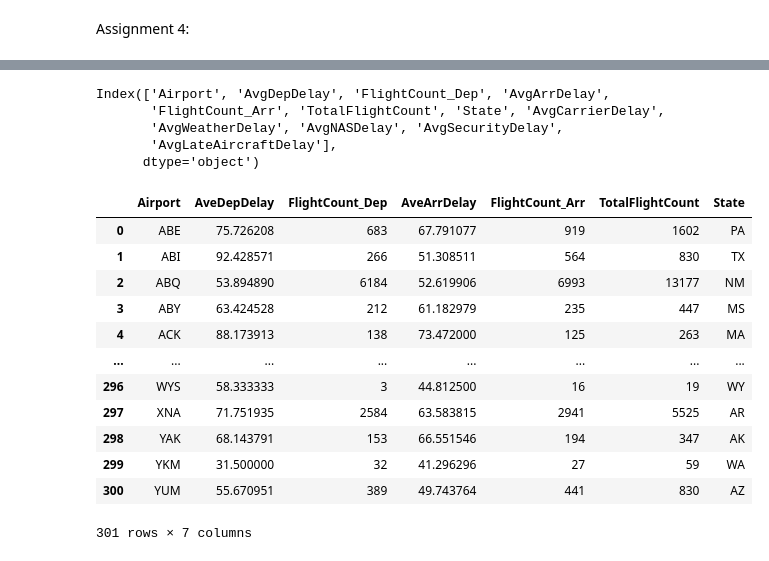
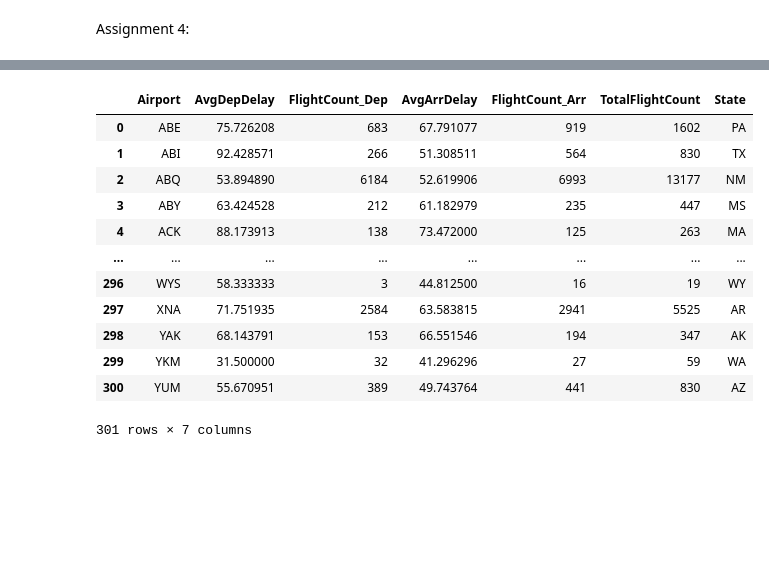
Before and after one commit to zazaferjancsik/Data-Analytics-Group-Project-4, a Jupyter notebook: DA_assignment4_code-1.ipynb, the cells around one changed output, grey strips where cells are left out. Drawn from its saved outputs; the diff is of its cells as text; code cells hidden in the pictures; blank space fills up the shorter version.

```diff
--- a/DA_assignment4_code-1.ipynb
+++ b/DA_assignment4_code-1.ipynb
@@ -345,20 +301,12 @@ average_delays = airline_df.groupby('Origin').agg(
 airport_df = pd.merge(new_airport_data, average_delays, left_on='Airport', right_on='Origin', how='left')
 
 airport_df.drop(columns=['Origin'], inplace=True, errors='ignore')
-
-print(airport_df.columns)
-# %% [output]
-Index(['Airport', 'AvgDepDelay', 'FlightCount_Dep', 'AvgArrDelay',
-       'FlightCount_Arr', 'TotalFlightCount', 'State', 'AvgCarrierDelay',
-       'AvgWeatherDelay', 'AvgNASDelay', 'AvgSecurityDelay',
-       'AvgLateAircraftDelay'],
-      dtype='object')
 # %%
 def create_interactive_plot(airline_df):
     fig = px.scatter(
         new_airport_data,
-        x="AveArrDelay",
-        y="AveDepDelay",
+        x="AvgArrDelay",
+        y="AvgDepDelay",
         size="TotalFlightCount",
         color="State",
         hover_name="Airport",
@@ -389,34 +337,34 @@ def create_interactive_plot(airline_df):
                         'method': 'update',
                         'args': [{'visible': [True] * len(new_airport_data)}, {'title': 'All Airport'}]
                     },
                 ] + [
                     {
                         'label': state,
                         'method': 'update',
                         'args': [
                             {'visible': new_airport_data['State'] == state},
                             {'title': f"Airport: {state}"}
                         ]
                     }
                     for state in new_airport_data['State'].unique()
 
                 ],
 
                 'direction': 'down',
                 'showactive': True,
                 'x': 1.17,
                 'y': 1.1,
                 'xanchor': 'right',
                 'yanchor': 'top'
             }
         ]
     )
 
     fig.show()
     return new_airport_data
 create_interactive_plot(airport_df)
 # %% [output]
-|  | Airport | AveDepDelay | FlightCount_Dep | AveArrDelay | FlightCount_Arr | TotalFlightCount | State |
+|  | Airport | AvgDepDelay | FlightCount_Dep | AvgArrDelay | FlightCount_Arr | TotalFlightCount | State |
 | 0 | ABE | 75.726208 | 683 | 67.791077 | 919 | 1602 | PA |
 | 1 | ABI | 92.428571 | 266 | 51.308511 | 564 | 830 | TX |
 | 2 | ABQ | 53.894890 | 6184 | 52.619906 | 6993 | 13177 | NM |
```
Also changed, not shown: parts of 4 cells of this notebook.
